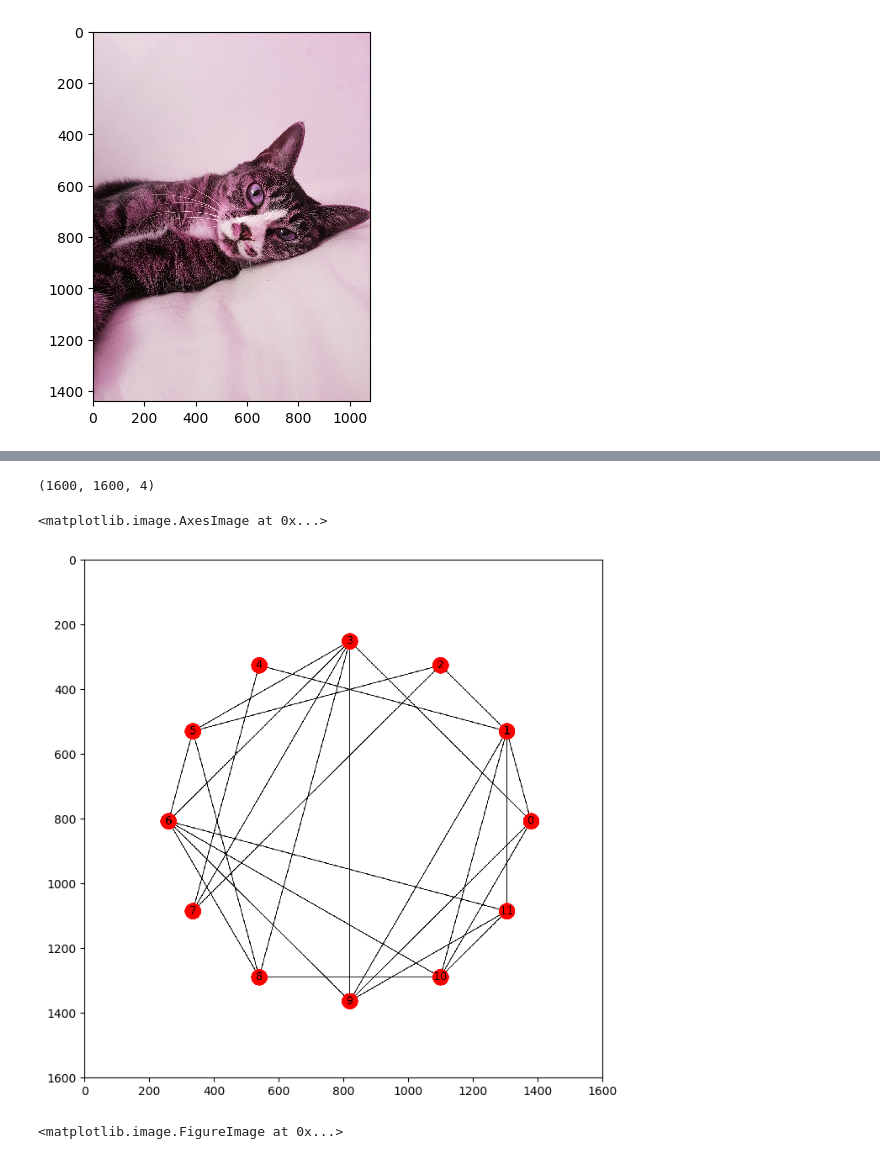
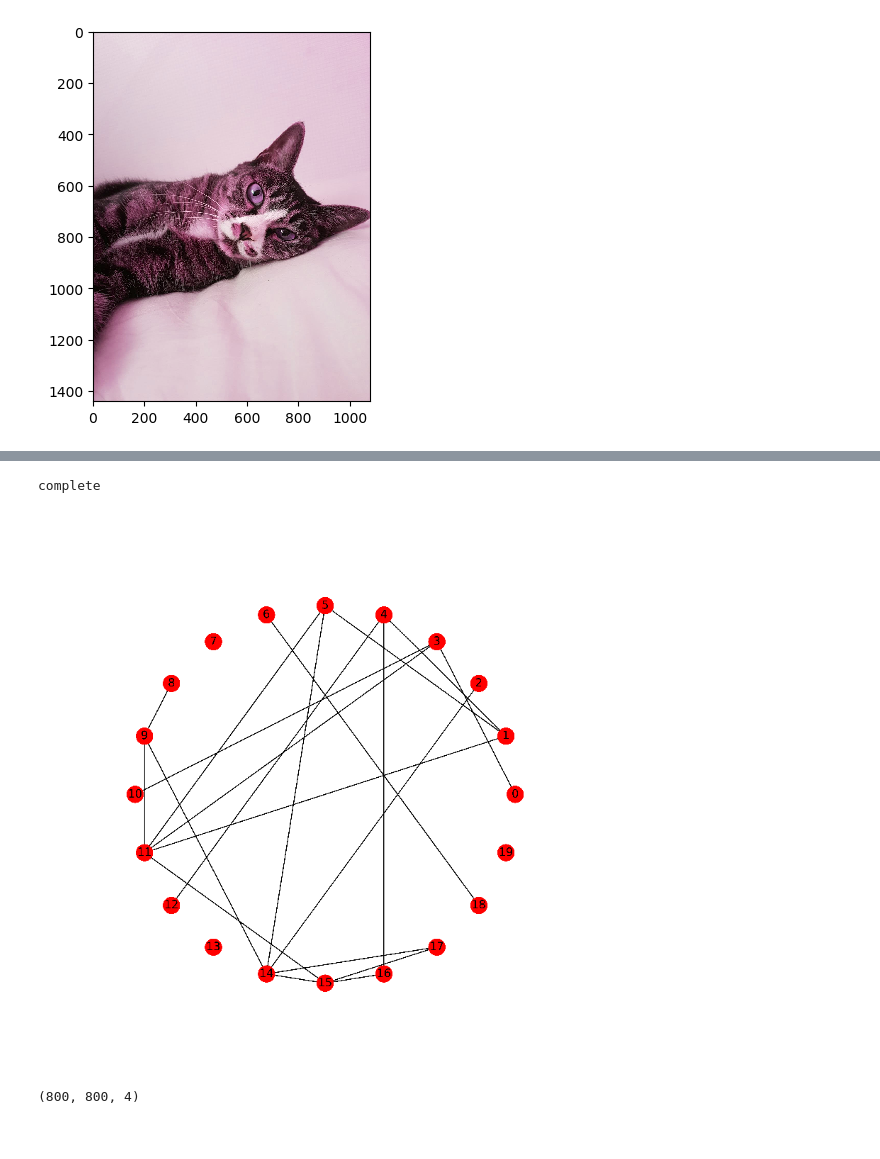
Before and after one commit to frhyme/frhyme.github.io, a Jupyter notebook: _posts/personal_ipynb/180628_img_preprocessing.ipynb, the cells around one changed output, grey strips where cells are left out. Drawn from its saved outputs; the diff is of its cells as text; code cells hidden in the pictures.

```diff
--- a/_posts/personal_ipynb/180628_img_preprocessing.ipynb
+++ b/_posts/personal_ipynb/180628_img_preprocessing.ipynb
@@ -300,23 +354,39 @@ for i in range(0, 40):
-# %%
-def figure_to_array(fig):
-    fig.canvas.draw()
-    return np.array(fig.canvas.renderer._renderer)
-f = plt.figure(figsize=(8, 8), dpi=200)##
-"""
-plt.figure에 있는 값들 변화하기
-"""
-nx.draw_networkx(G, pos)
-plt.axis('off')
-plt.close()
-plt.figure(figsize=(8, 8))
-a = figure_to_array(f)
-print(a.shape)
-plt.imshow(a)
-# %% [output]
-(1600, 1600, 4)
-<matplotlib.image.AxesImage at 0x...>
-[figure, removed]
-# %%
-f.figimage(100, 100)
-# %% [output]
-<matplotlib.image.FigureImage at 0x...>
+# %%
+def RGBA_to_RGB(input_array):
+    return input_array[:, :, 0:3]
+
+def make_video(input_imgs, output_file_path):
+    ### make figure
+    fig = plt.figure(figsize=(8, 8))
+    plt.axis('off'), plt.xticks([]), plt.yticks([])
+    ### set init
+    im = plt.imshow(input_imgs[0], interpolation='nearest')
+    ### set update
+    def update_img(f):#frame가 넘어옴
+        tmp = input_imgs[f]
+        im.set_data(tmp)# 데이터를 바꾸어주면서 그림을 그려야 함.
+        return im
+    plt.tight_layout()
+    ani = animation.FuncAnimation(fig, func=update_img,
+                                  frames=len(input_imgs),
+                                  interval=500)
+    ## ffmpeg가 깔려 있어야 할 수 있는데 brew install ffmpeg 를 사용하는 것이 좋음.
+    writer = animation.writers['ffmpeg'](fps=25)
+    ## dpi는 아래는 동일하게 두고, 넘기는 img의 shape으로 조절함.
+    ani.save(output_file_path, writer=writer, dpi=256)
+    return ani
+def show_video_in_jupyter_nb(width, height, video_url):
+    return HTML("""<video width="{}" height="{}" controls>
+    <source src={} type="video/mp4">
+    </video>""".format(width, height, video_url))
+video_url = "../../assets/images/markdown_img/180703_graph_variation.mp4"
+make_video(imgs, video_url)
+print("complete")
+#show_video_in_jupyter_nb(400, 400, video_url)
+# %% [output]
+complete
+[figure, added]
+# %%
+imgs[3].shape
+# %% [output]
+(800, 800, 4)
```
Also changed, not shown: parts of 4 cells of this notebook, 5 other files.
